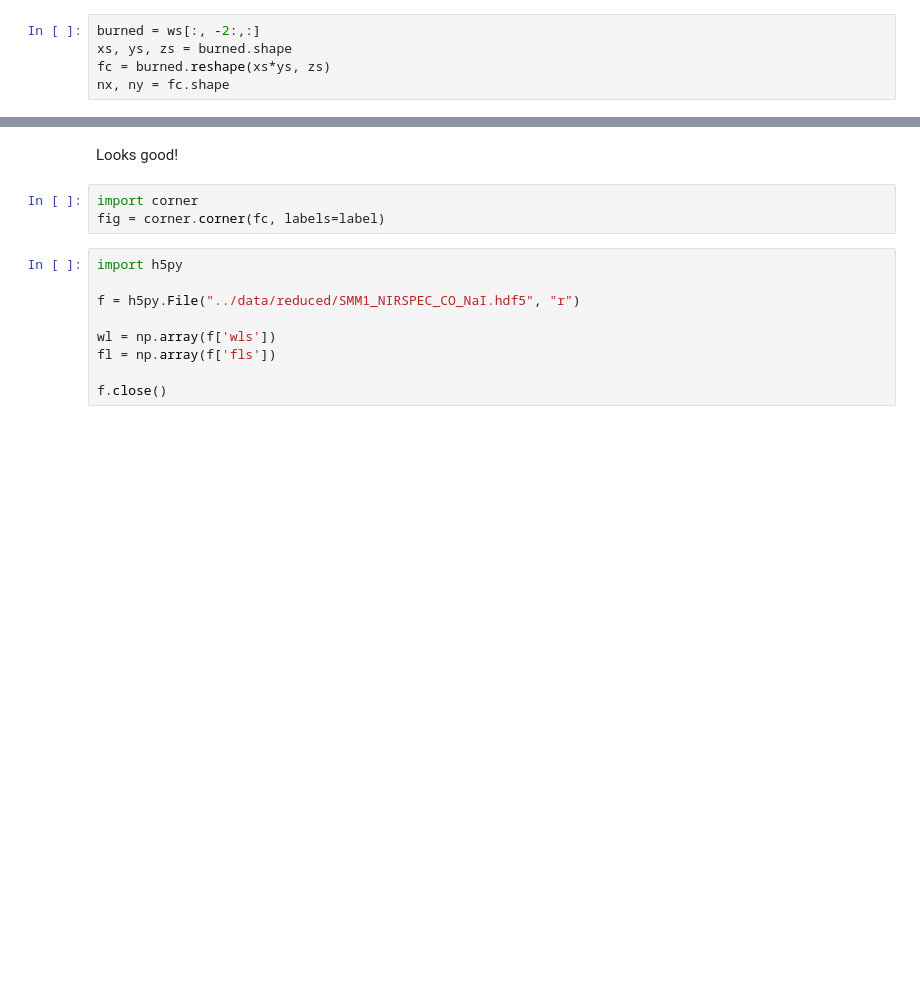
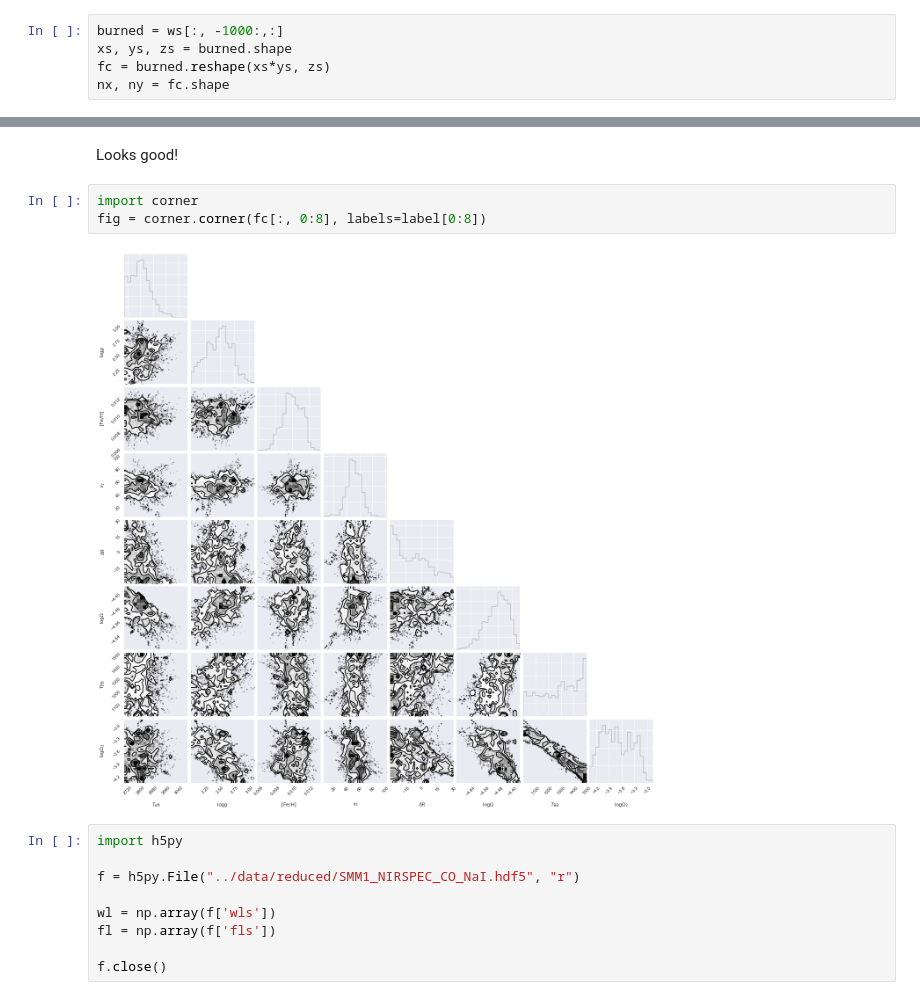
Before and after one commit to BrownDwarf/protostars, a Jupyter notebook: notebooks/protostars_29-02_SMM1_inference_results.ipynb, the cells around one changed output, grey strips where cells are left out. Cells and saved outputs as stored; diff of their text form; blank space fills up the shorter version.

```diff
--- a/notebooks/protostars_29-02_SMM1_inference_results.ipynb
+++ b/notebooks/protostars_29-02_SMM1_inference_results.ipynb
@@ -16,5 +16,5 @@ ws.shape
 # %%
-burned = ws[:, -2:,:]
+burned = ws[:, -1000:,:]
 xs, ys, zs = burned.shape
 fc = burned.reshape(xs*ys, zs)
 nx, ny = fc.shape
@@ -38,7 +38,9 @@ fig.tight_layout(h_pad=0.0)
 Looks good!
 # %%
 import corner
-fig = corner.corner(fc, labels=label)
+fig = corner.corner(fc[:, 0:8], labels=label[0:8])
+# %% [output]
+[figure, added]
 # %%
 import h5py
 
```
Also changed, not shown: parts of 16 cells of this notebook.
